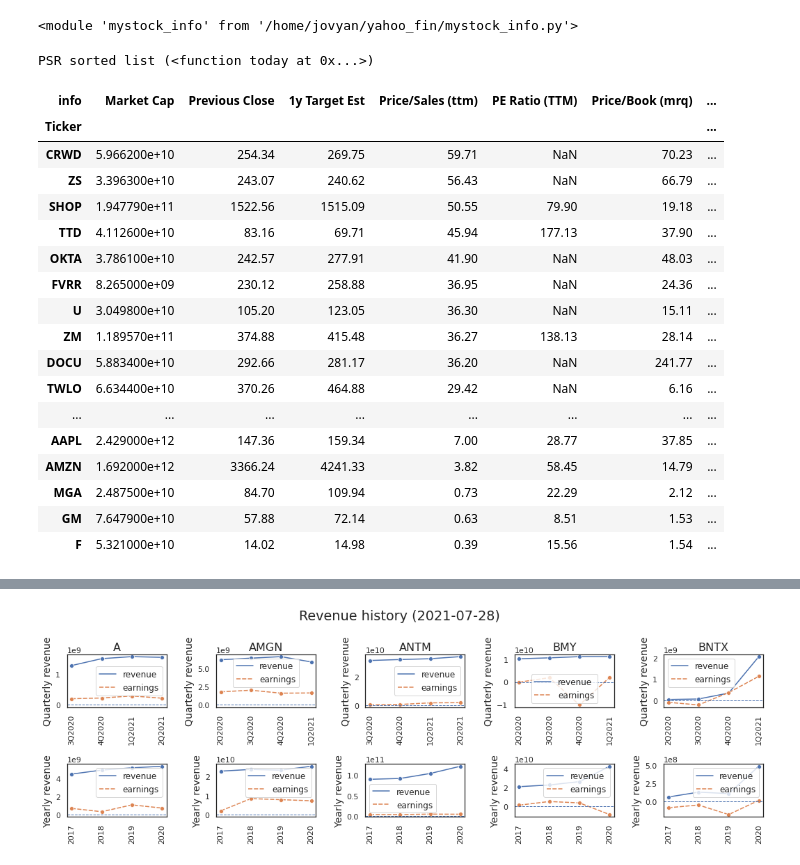
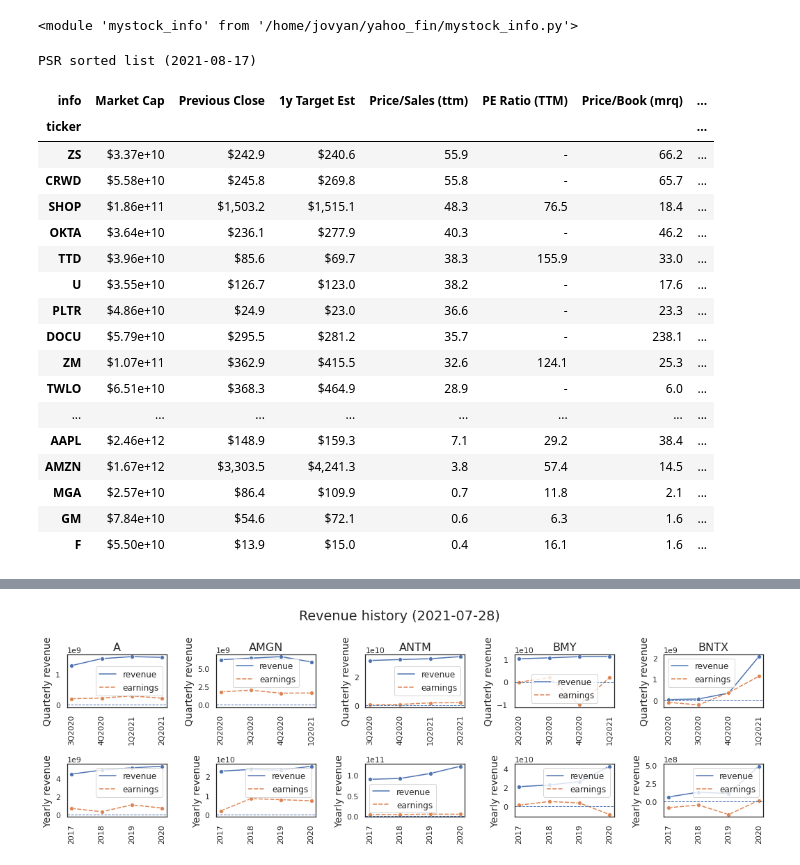
Before and after one commit to jnishii/stock-analysis, a Jupyter notebook: yahoo_fin/Revenue-analysis.ipynb, the cells around one changed output, grey strips where cells are left out. Drawn from its saved outputs; the diff is of its cells as text; code cells hidden in the pictures.

```diff
--- a/yahoo_fin/Revenue-analysis.ipynb
+++ b/yahoo_fin/Revenue-analysis.ipynb
@@ -17,37 +17,38 @@ importlib.reload(mi)
 <module 'mystock_info' from '/home/jovyan/yahoo_fin/mystock_info.py'>
 # %%
 E12 = ["FB", "AAPL", "GOOG", "AMZN", "MSFT"] #Billions
-E11 = ["NFLX", "TSLA","ADBE", "NVDA", "SHOP", "SQ", "ZM"] # over 100 million
+E11 = ["NFLX", "TSLA","ADBE", "NVDA","PYPL", "SHOP", "SQ", "ZM"] # over 100 million
 E10_5 = ( # Over 50 million
-    ["CRWD", "TWLO","TWTR"]
-    + [ "DOCU", "ROKU", "ABNB"]
-    + ["GM", "F"]
+    ["ABNB", "GM", "F"]
+    + ["CRWD", "TWLO","TWTR"]
+    + [ "DOCU"]
 )
-E10_1 = ["EPAM","U", "MGA","ZS","OKTA",  "TTD", "ETSY","FIVN", "PINS"] # over 10 million
-E9 = ["FVRR","FSLY"] # over 1 million
+E10_1 = ["ROKU", "PLTR","OKTA", "EPAM","U", "MGA","ZS", "ETSY","FIVN", "PINS"] # over 10 million
+
+E9 = ["FVRR","FSLY", "TTD"] # over 1 million
 
 LIST=E12+E11+E10_5+E10_1+E9
 ###
 # %%
-df_psr_sorted = mi.plot_valuation(LIST, hist=False, table=True, key="PSR")
+df_psr_sorted = mi.show_valuation(LIST, hist=False, table=True, key="PSR")
 # %% [output]
-PSR sorted list (<function today at 0x...>)
+PSR sorted list (2021-08-17)
 | info | Market Cap | Previous Close | 1y Target Est | Price/Sales (ttm) | PE Ratio (TTM) | Price/Book (mrq) | ... |
-| Ticker |  |  |  |  |  |  | ... |
-| CRWD | 5.966200e+10 | 254.34 | 269.75 | 59.71 | NaN | 70.23 | ... |
-| ZS | 3.396300e+10 | 243.07 | 240.62 | 56.43 | NaN | 66.79 | ... |
-| SHOP | 1.947790e+11 | 1522.56 | 1515.09 | 50.55 | 79.90 | 19.18 | ... |
-| TTD | 4.112600e+10 | 83.16 | 69.71 | 45.94 | 177.13 | 37.90 | ... |
-| OKTA | 3.786100e+10 | 242.57 | 277.91 | 41.90 | NaN | 48.03 | ... |
-| FVRR | 8.265000e+09 | 230.12 | 258.88 | 36.95 | NaN | 24.36 | ... |
-| U | 3.049800e+10 | 105.20 | 123.05 | 36.30 | NaN | 15.11 | ... |
-| ZM | 1.189570e+11 | 374.88 | 415.48 | 36.27 | 138.13 | 28.14 | ... |
-| DOCU | 5.883400e+10 | 292.66 | 281.17 | 36.20 | NaN | 241.77 | ... |
-| TWLO | 6.634400e+10 | 370.26 | 464.88 | 29.42 | NaN | 6.16 | ... |
+| ticker |  |  |  |  |  |  | ... |
+| ZS | $3.37e+10 | $242.9 | $240.6 | 55.9 | - | 66.2 | ... |
+| CRWD | $5.58e+10 | $245.8 | $269.8 | 55.8 | - | 65.7 | ... |
+| SHOP | $1.86e+11 | $1,503.2 | $1,515.1 | 48.3 | 76.5 | 18.4 | ... |
+| OKTA | $3.64e+10 | $236.1 | $277.9 | 40.3 | - | 46.2 | ... |
+| TTD | $3.96e+10 | $85.6 | $69.7 | 38.3 | 155.9 | 33.0 | ... |
+| U | $3.55e+10 | $126.7 | $123.0 | 38.2 | - | 17.6 | ... |
+| PLTR | $4.86e+10 | $24.9 | $23.0 | 36.6 | - | 23.3 | ... |
+| DOCU | $5.79e+10 | $295.5 | $281.2 | 35.7 | - | 238.1 | ... |
+| ZM | $1.07e+11 | $362.9 | $415.5 | 32.6 | 124.1 | 25.3 | ... |
+| TWLO | $6.51e+10 | $368.3 | $464.9 | 28.9 | - | 6.0 | ... |
 | ... | ... | ... | ... | ... | ... | ... | ... |
-| AAPL | 2.429000e+12 | 147.36 | 159.34 | 7.00 | 28.77 | 37.85 | ... |
-| AMZN | 1.692000e+12 | 3366.24 | 4241.33 | 3.82 | 58.45 | 14.79 | ... |
-| MGA | 2.487500e+10 | 84.70 | 109.94 | 0.73 | 22.29 | 2.12 | ... |
-| GM | 7.647900e+10 | 57.88 | 72.14 | 0.63 | 8.51 | 1.53 | ... |
-| F | 5.321000e+10 | 14.02 | 14.98 | 0.39 | 15.56 | 1.54 | ... |
+| AAPL | $2.46e+12 | $148.9 | $159.3 | 7.1 | 29.2 | 38.4 | ... |
+| AMZN | $1.67e+12 | $3,303.5 | $4,241.3 | 3.8 | 57.4 | 14.5 | ... |
+| MGA | $2.57e+10 | $86.4 | $109.9 | 0.7 | 11.8 | 2.1 | ... |
+| GM | $7.84e+10 | $54.6 | $72.1 | 0.6 | 6.3 | 1.6 | ... |
+| F | $5.50e+10 | $13.9 | $15.0 | 0.4 | 16.1 | 1.6 | ... |
 # %%
```
Also changed, not shown: parts of 3 cells of this notebook, 8 other files.
